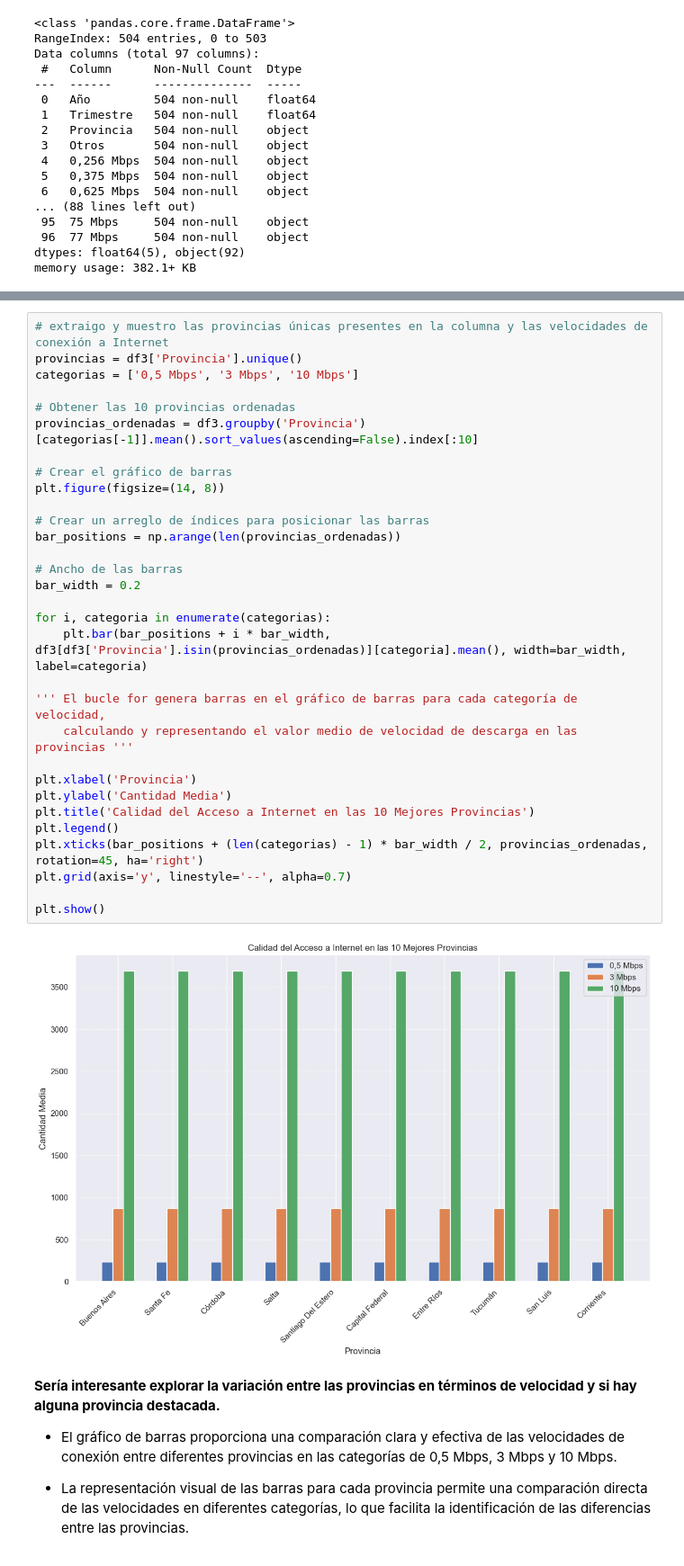
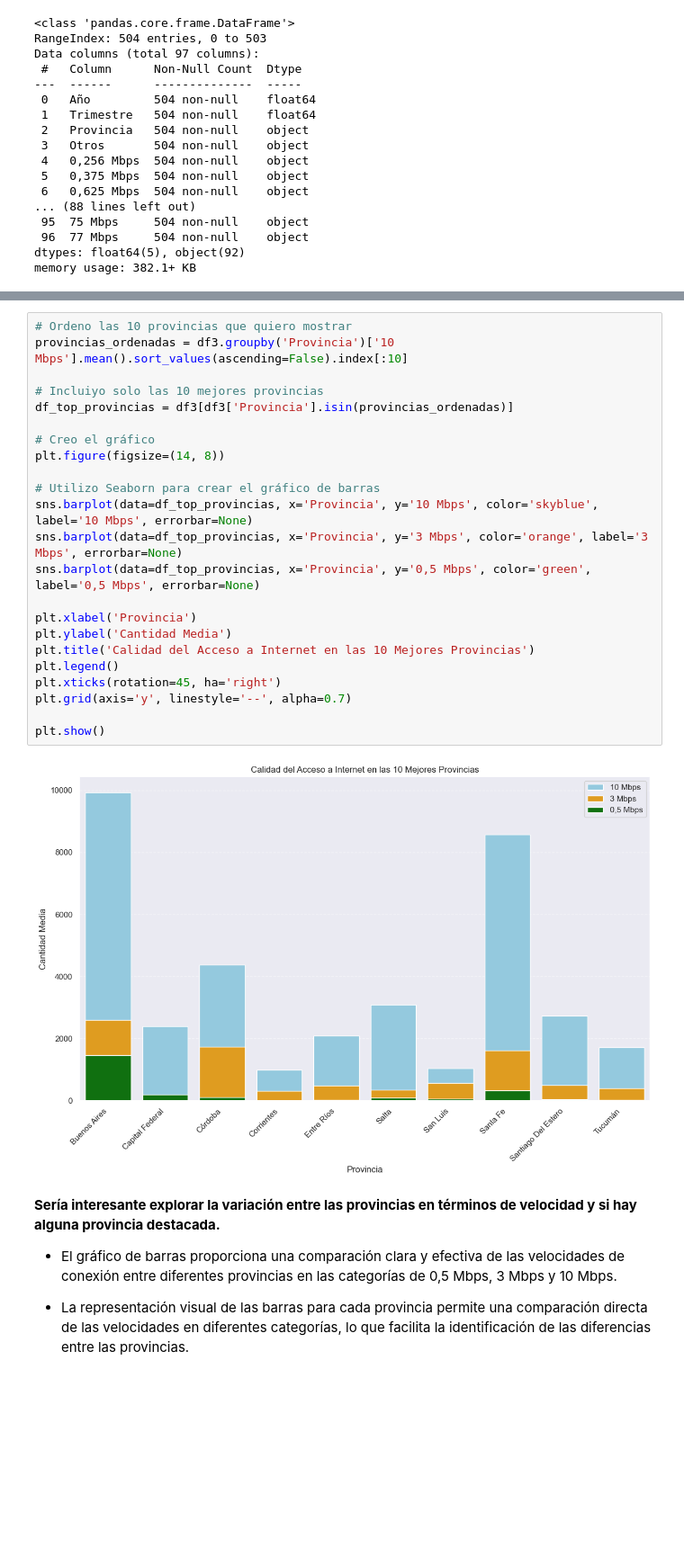
Before and after one commit to Chinaskidev/VecinoNet_Proyecto, a Jupyter notebook: tele_ENACOM_EDA.ipynb, the cells around one changed output, grey strips where cells are left out. Shown at 90% size. Drawn from its saved outputs; the diff is of its cells as text; blank space fills up the shorter version.

```diff
--- a/tele_ENACOM_EDA.ipynb
+++ b/tele_ENACOM_EDA.ipynb
@@ -255,39 +279,31 @@ Este gráfico proporciona una visión de la velocidad baja de Internet en 10 pro
 - Las alturas de las barras indican la cantidad media para cada categoría. Las provincias con barras más altas tienen una mayor calidad de acceso a Internet en esa categoría en particular.
 
 - La agrupación de las barras por provincia facilita la comparación de la distribución de la calidad del acceso a Internet en diferentes categorías y provincias.
-# %%
-# extraigo y muestro las provincias únicas presentes en la columna y las velocidades de conexión a Internet
-provincias = df3['Provincia'].unique()
-categorias = ['0,5 Mbps', '3 Mbps', '10 Mbps']
-
-# Obtener las 10 provincias ordenadas
-provincias_ordenadas = df3.groupby('Provincia')[categorias[-1]].mean().sort_values(ascending=False).index[:10]
-
-# Crear el gráfico de barras
-plt.figure(figsize=(14, 8))
-
-# Crear un arreglo de índices para posicionar las barras
-bar_positions = np.arange(len(provincias_ordenadas))
-
-# Ancho de las barras
-bar_width = 0.2
-
-for i, categoria in enumerate(categorias):
-    plt.bar(bar_positions + i * bar_width, df3[df3['Provincia'].isin(provincias_ordenadas)][categoria].mean(), width=bar_width, label=categoria)
-
-''' El bucle for genera barras en el gráfico de barras para cada categoría de velocidad,
-    calculando y representando el valor medio de velocidad de descarga en las provincias '''
-
-plt.xlabel('Provincia')
-plt.ylabel('Cantidad Media')
-plt.title('Calidad del Acceso a Internet en las 10 Mejores Provincias')
-plt.legend()
-plt.xticks(bar_positions + (len(categorias) - 1) * bar_width / 2, provincias_ordenadas, rotation=45, ha='right')
-plt.grid(axis='y', linestyle='--', alpha=0.7)
-
-plt.show()
-# %% [output]
-[figure, removed]
+# %%
+# Ordeno las 10 provincias que quiero mostrar
+provincias_ordenadas = df3.groupby('Provincia')['10 Mbps'].mean().sort_values(ascending=False).index[:10]
+
+# Incluiyo solo las 10 mejores provincias
+df_top_provincias = df3[df3['Provincia'].isin(provincias_ordenadas)]
+
+# Creo el gráfico
+plt.figure(figsize=(14, 8))
+
+# Utilizo Seaborn para crear el gráfico de barras
+sns.barplot(data=df_top_provincias, x='Provincia', y='10 Mbps', color='skyblue', label='10 Mbps', errorbar=None)
+sns.barplot(data=df_top_provincias, x='Provincia', y='3 Mbps', color='orange', label='3 Mbps', errorbar=None)
+sns.barplot(data=df_top_provincias, x='Provincia', y='0,5 Mbps', color='green', label='0,5 Mbps', errorbar=None)
+
+plt.xlabel('Provincia')
+plt.ylabel('Cantidad Media')
+plt.title('Calidad del Acceso a Internet en las 10 Mejores Provincias')
+plt.legend()
+plt.xticks(rotation=45, ha='right')
+plt.grid(axis='y', linestyle='--', alpha=0.7)
+
+plt.show()
+# %% [output]
+[figure, added]
 # %% [markdown]
 **Sería interesante explorar la variación entre las provincias en términos de velocidad y si hay alguna provincia destacada.**
 - El gráfico de barras proporciona una comparación clara y efectiva de las velocidades de conexión entre diferentes provincias en las categorías de 0,5 Mbps, 3 Mbps y 10 Mbps.
```
Also changed, not shown: parts of 19 cells of this notebook.
